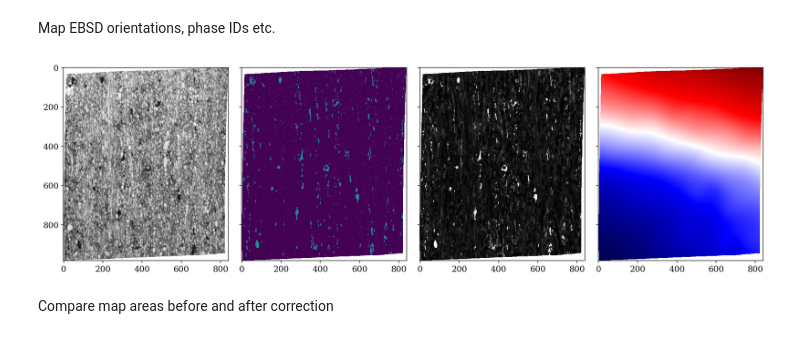
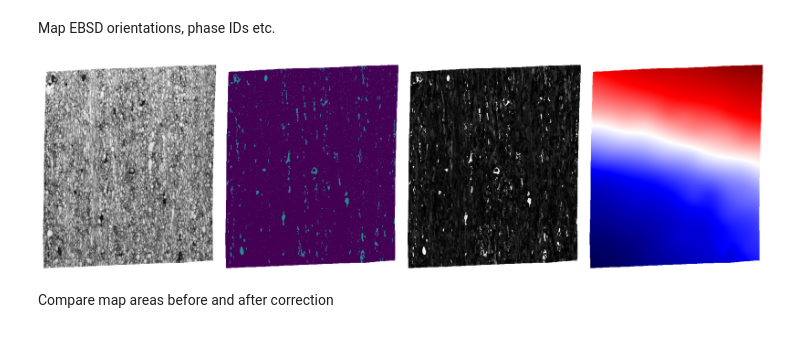
Before and after one commit to hakonanes/correlated-grains-particles-workflow, a Jupyter notebook: notebooks/image_registration.ipynb, the cells around one changed output. Drawn from its saved outputs; the diff is of its cells as text; code cells hidden in the pictures.

```diff
--- a/notebooks/image_registration.ipynb
+++ b/notebooks/image_registration.ipynb
@@ -314,18 +341,30 @@ for idx in np.ndindex(view.shape[:-2]):
+# %%
+particle_mask = n_particles != 0
+n_pixels = np.zeros(n_particles.shape, dtype=float)
+for r, c in zip(*np.where(particle_mask)):
+    n_pixels[r, c] = n_pixels_list[r, c].sum()
 # %% [markdown]
 Make particle map of equal size to new EBSD data
 # %%
 n_particles_roi = np.zeros(out_shape, dtype=int)
+n_pixels_roi = np.zeros(out_shape)
 nr_part, nc_part = n_particles.shape
 n_particles_roi[:nr_part, :nc_part] = n_particles
+n_pixels_roi[:nr_part, :nc_part] = n_pixels
 
 # Mask to ROI only
 mask = np.zeros(out_shape, dtype=bool)
 mask[rc_out_2d] = True
 n_particles_roi[~mask] = 0
+n_pixels_roi[~mask] = 0
 # %% [markdown]
 Check overlap
 # %%
-fig, ax = plt.subplots(ncols=2, sharex=True, sharey=True)
+fig, ax = plt.subplots(figsize=(9, 3), ncols=3, sharex=True, sharey=True)
 ax[0].imshow(ebsd_correct, cmap="gray")
-ax[1].imshow(n_particles_roi);
+ax[1].imshow(n_particles_roi)
+ax[2].imshow(n_pixels_roi)
+for a in ax:
+    a.axis("off")
+fig.tight_layout()
 # %% [output]
@@ -377,8 +417,9 @@ for k, v in xmap_refori.prop.items():
 r_shift, c_shift = rc_shift.T
 prop_out["r_shift"] = r_shift
 prop_out["c_shift"] = c_shift
-prop_out["n_particles"] = n_particles_roi.flatten()
-prop_out["bse"] = bse_roi.flatten()
+prop_out["n_particles"] = n_particles_roi.ravel()
+prop_out["bse"] = bse_roi.ravel()
+prop_out["n_pixels"] = n_pixels_roi.ravel()
 
 # Is in data mask
 is_in_data_out = np.zeros(out_size, dtype=bool)
@@ -398,12 +439,14 @@ xmap_refori2 = CrystalMap(
 # %%
 fig, ax = plt.subplots(ncols=4, sharex=True, sharey=True, figsize=(15, 5))
 ax[0].imshow(xmap_refori2.get_map_data("scores"), cmap="gray")
 ax[1].imshow(xmap_refori2.get_map_data("n_particles"))
 ax[2].imshow(xmap_refori2.get_map_data("bse"), cmap="gray")
 ax[3].imshow(xmap_refori2.get_map_data("r_shift"), cmap="seismic")
+for a in ax:
+    a.axis("off")
 fig.tight_layout();
 # %% [output]
-[figure, old version]
+[figure, new version]
 # %%
 oio.save(os.path.join(dir_kp, "xmap_refori2.h5"), xmap_refori2, overwrite=True)
 oio.save(
```
Also changed, not shown: parts of 18 cells of this notebook, 1 other file.
